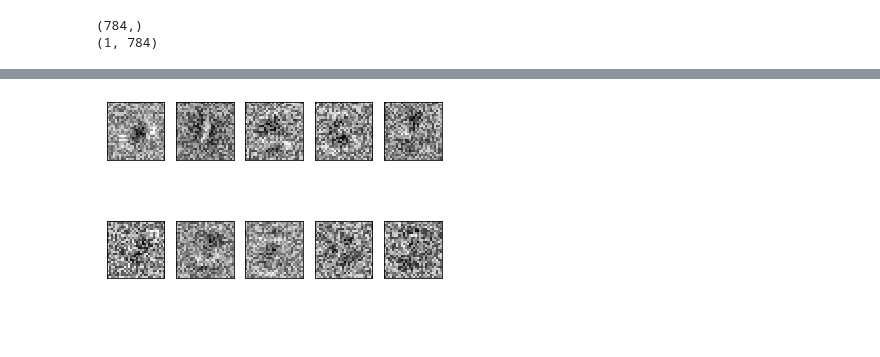
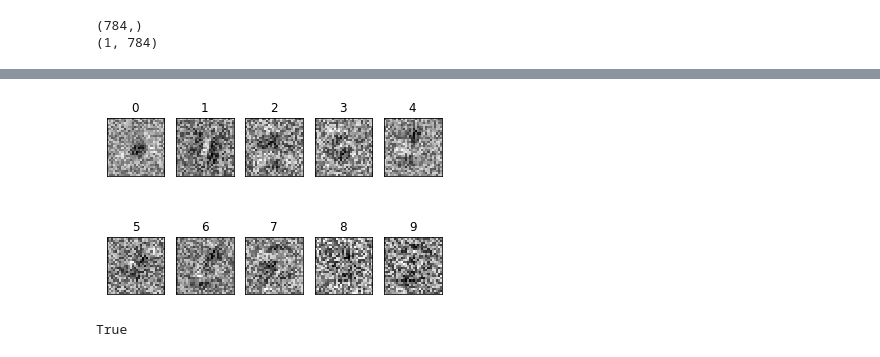
Before and after one commit to kdmalc/CompNeuro, a Jupyter notebook: NSC_HW3/Homework3.ipynb, the cells around one changed output, grey strips where cells are left out. Cells and saved outputs as stored; diff of their text form; code cells hidden in the pictures; blank space fills up the shorter version.

```diff
--- a/NSC_HW3/Homework3.ipynb
+++ b/NSC_HW3/Homework3.ipynb
@@ -349,30 +357,28 @@ plt.show()
 # %%
 ##
 ## Q3. Create "images" of the connection weight adapting the code used to display
 ## the actual digit images. There should be 10 weight images, an image for each
 ## set of weight connecting the input layer (784 inputs) to each output node.
 ## You will want to reshape the (784,1) vector of weights to a (28,28) image and
 ## display the result using imshow()
 
 ### INSERT Q3 SOLUTION HERE ###
 
-#W = network.layers[0].get_weights()[0]     # weights input to hidden
-#B = network.layers[0].get_weights()[1]     # bias to hidden
-#print('W {} | B {}'.format(W.shape, B.shape))
-#W.shape = 784,10
+def create_weight_images(W):
+    w_rs = np.reshape(W, (28,28,10))
+    fig = plt.figure()
+    for i in range(10):
+        plt.subplot(2,5,i+1)
 
-w_rs = np.reshape(W, (28,28,10))
-fig = plt.figure()
-for i in range(10):
-    plt.subplot(2,5,i+1)
+        plt.imshow(w_rs[:,:,i], cmap='gray', interpolation='none')
+        plt.title(f"{i}")
+        plt.xticks([])
+        plt.yticks([])
+    plt.show()
 
-    plt.imshow(w_rs[:,:,i], cmap='gray', interpolation='none')
-    plt.title(f"{i}")
-    plt.xticks([])
-    plt.yticks([])
-plt.show()
+create_weight_images(W)
 # %% [output]
-[figure, old version]
+[figure, new version]
 # %%
 ##
 ## Q4. Use the weight matrix (W), bias vector (B), and activation function (simple sigmoid)
@@ -388,3 +394,24 @@ plt.show()
 ##
 
 ### INSERT Q4 SOLUTION HERE ###
+
+#Sigmoidal functions from HW2
+# Reference: alpha(n) = 1 / (1 + exp(-n))
+def alpha_vec(n, w=1, b=0):
+    return (1 / (1 + np.exp((-1)*np.array(np.dot(n,w) + b))))
+
+def compare_arrays(m1, m2):
+    assert m1.shape == m2.shape
+
+    num_rows, num_cols = m1.shape
+    for row in range(num_rows):
+        for col in range(num_cols):
+            if not isclose(m1[row, col], m2[row, col], rel_tol =0.001):
+                print(f"Failed to reach tolerance at: {row}, {col}")
+                return False
+    return True
+
+my_out = alpha_vec(test_images_vec, W, B)
+print(compare_arrays(my_out, out))
+# %% [output]
+True
```
Also changed, not shown: parts of 5 cells of this notebook.
